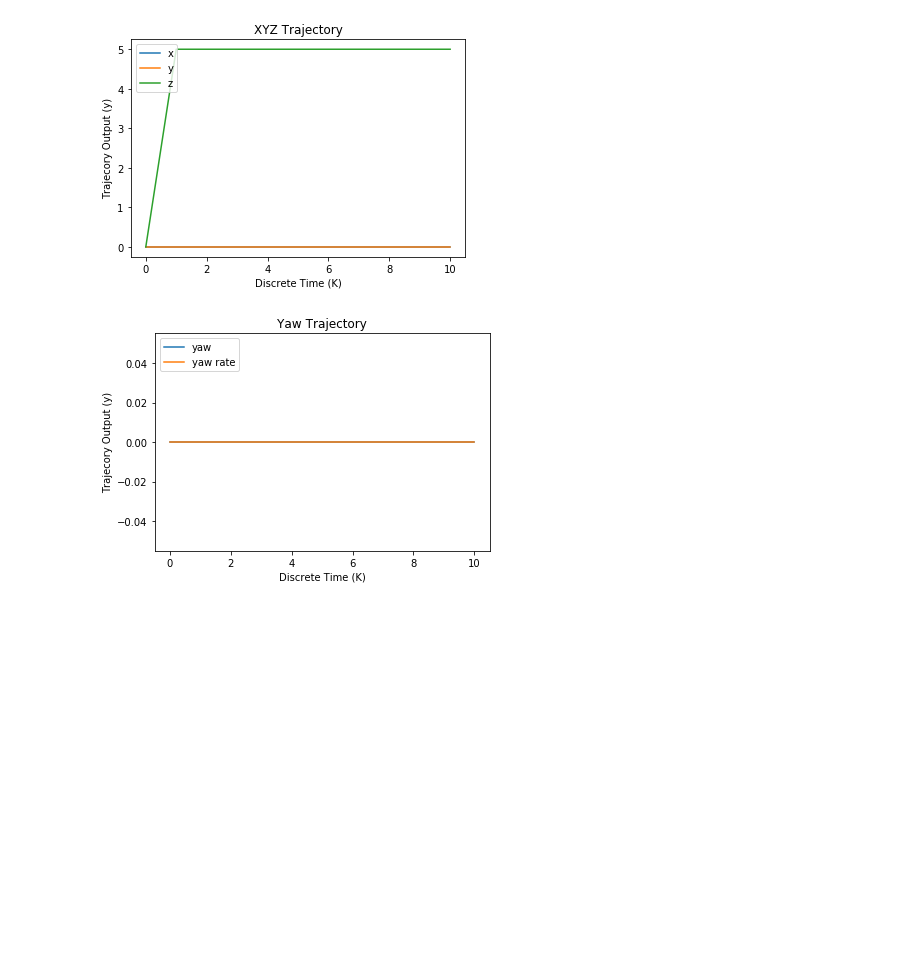
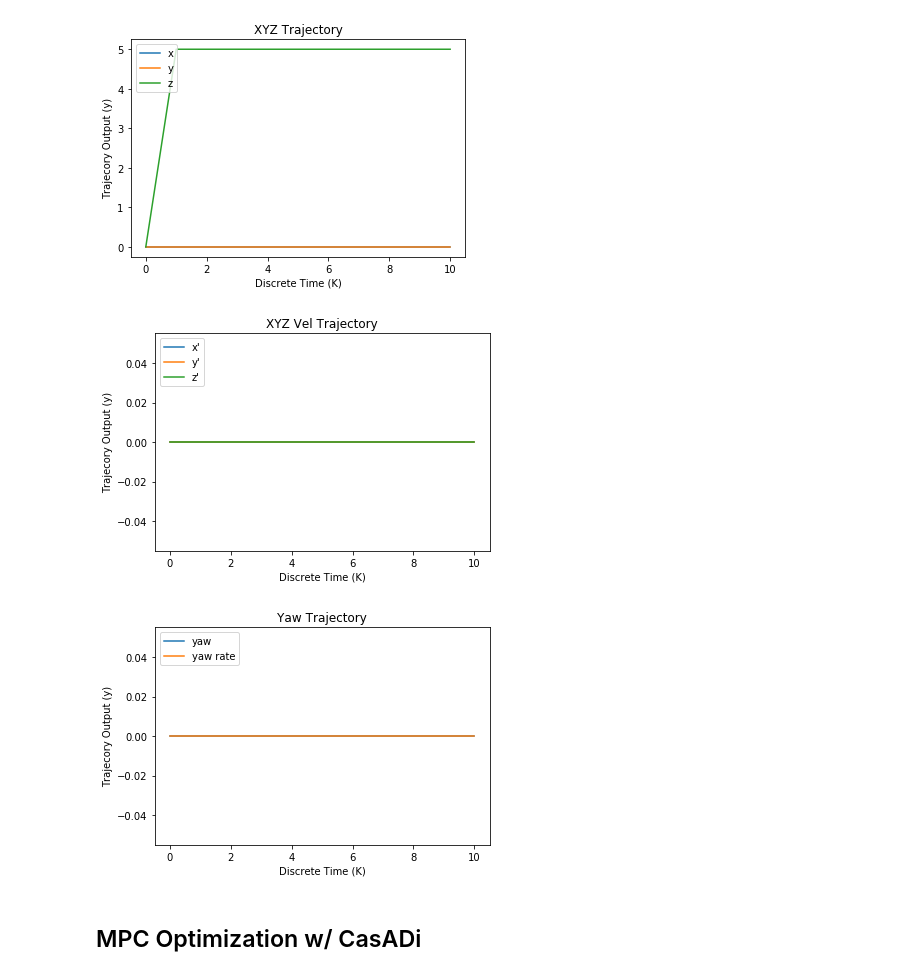
Before and after one commit to implementedrobotics/Nomad, a Jupyter notebook: Notebooks/Single Rigid Body Dynamics MPC.ipynb, the cells around one changed output. Cells and saved outputs as stored; diff of their text form; code cells hidden in the pictures; blank space fills up the shorter version.

```diff
--- a/Notebooks/Single Rigid Body Dynamics MPC.ipynb
+++ b/Notebooks/Single Rigid Body Dynamics MPC.ipynb
@@ -40,13 +40,26 @@ Angular Velocity From Euler Angles:
 ![image.png](attachment:image.png)
 # %%
 # Notebook setups
-from IPython.core.display import display, HTML
+from IPython.core.display import display, HTML, clear_output
 display(HTML("<style>.container { width:75% !important; }</style>"))
 
 %matplotlib inline
 
+# Setup Better Debug Array Printing
+import numpy as np
+np.set_printoptions(precision=4)
+np.set_printoptions(suppress=True)
+np.set_printoptions(edgeitems=10)
+np.core.arrayprint._line_width = 180
+
+np.set_printoptions(edgeitems=30, linewidth=100000,
+    formatter=dict(float=lambda x: "%.3g" % x))
+
+
 # Notebook constant terms
 gravity = 10
+
+plot_gaits = True
 # %%
 # TODO: Helpers.py blahh
 import numpy as np
@@ -831,11 +1060,11 @@ class CoMTrajectoryGenerator:
 
         """
 
-
         # Everything below works "okay" but really need better feasible trajectories here with
         # constraints and bounds on time/velocity/accel/jerk for smoothness.  For now we just do a linear state space
         # hack job
         self.x[:, 0] = x0 # Update initial state
+        #self.x[:, 1] = x0 # Update initial state
 
         # Fill in controller values to integrate out the trajectory
         self.x[2, 1] = z_com # Desired Z CoM height
@@ -870,35 +1099,52 @@ class CoMTrajectoryGenerator:
         from pylab import plot, step, figure, legend, show, spy, xlabel, ylabel, title
 
         plot(self.x[0,:],label="x")
         plot(self.x[1,:],label="y")
         plot(self.x[2,:],label="z")
         xlabel('Discrete Time (K)')
         ylabel('Trajecory Output (y)')
         title('XYZ Trajectory')
 
         #plot(t_vec, sol.value(X[5,:]),label="v")
         legend(loc="upper left")
         figure()
 
+        plot(self.x[3,:],label="x'")
+        plot(self.x[4,:],label="y'")
+        plot(self.x[5,:],label="z'")
+        xlabel('Discrete Time (K)')
+        ylabel('Trajecory Output (y)')
+        title('XYZ Vel Trajectory')
+
+        #plot(t_vec, sol.value(X[5,:]),label="v")
+        legend(loc="upper left")
+        figure()
+
         plot(self.x[8,:],label="yaw")
         plot(self.x[11,:],label="yaw rate")
         xlabel('Discrete Time (K)')
         ylabel('Trajecory Output (y)')
         title('Yaw Trajectory')
 
         legend(loc="upper left")
 
 
 # Sample Test
 N = 10
 num_states = 13
 ctg = CoMTrajectoryGenerator(length = 1.0, sample_points=N)
 x_init = np.array(np.zeros(num_states))
-y = ctg.generate(x_init, x_dot = 0, y_dot = 0, yaw_dot = 0, z_com = 5)
+#x_init[0] = 10
+y = ctg.generate(x_init, x_dot = 0.0, y_dot = 0, yaw_dot = 0, z_com = 5)
 ctg.plot()
 # %% [output]
 [figure]
-[figure, old version]
+[figure, new version]
+[figure, added]
+# %% [markdown]
+
+
+## MPC Optimization w/ CasADi
 # %%
 
 # MPC Optimization Portion
```
Also changed, not shown: parts of 8 cells of this notebook.
